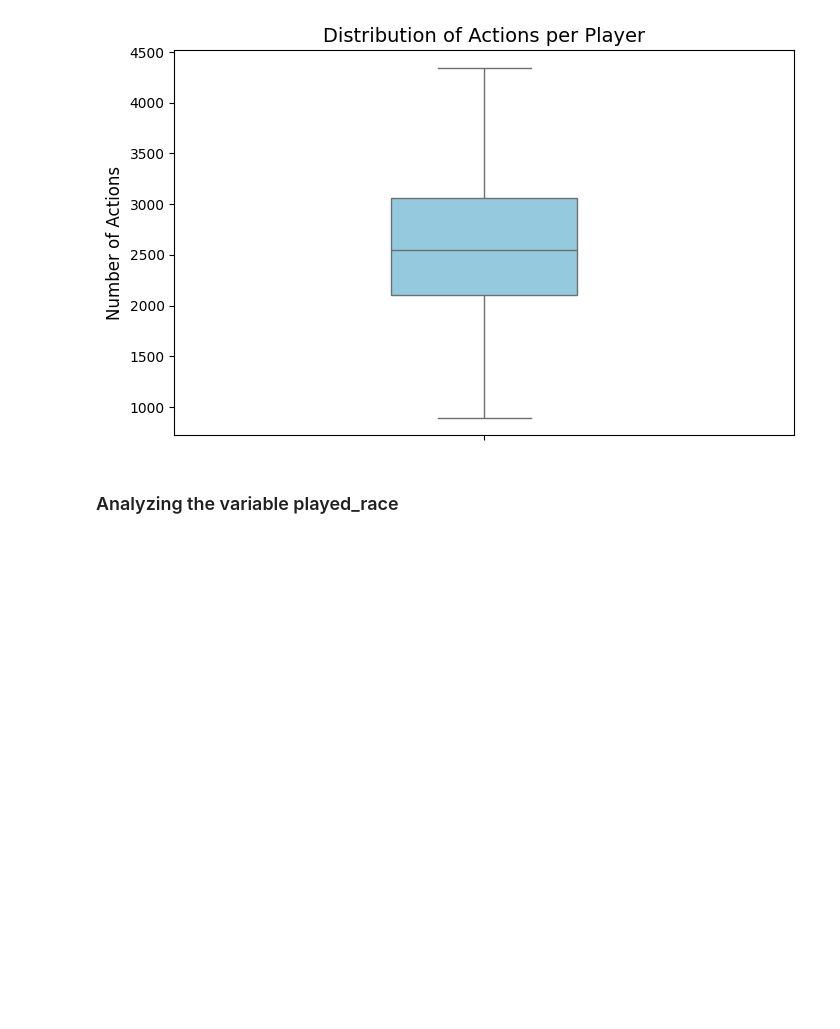
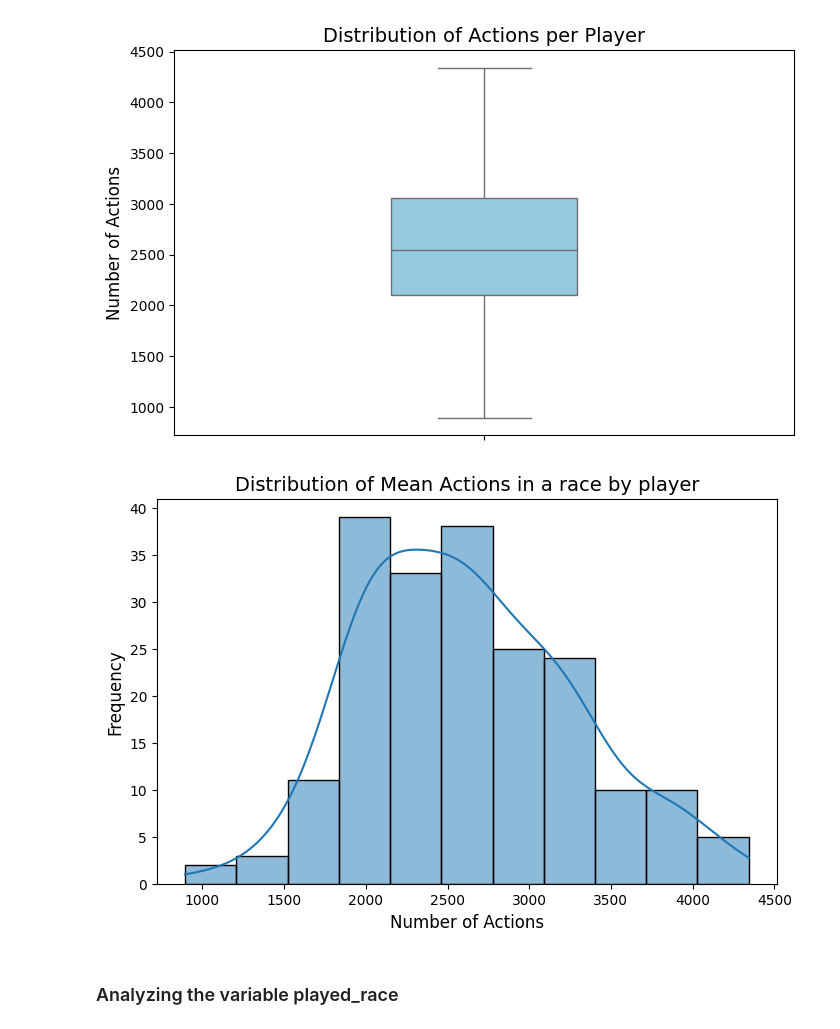
Before and after one commit to sofialtman/OT02---Data-Mining, a Jupyter notebook: data_expl_julia.ipynb, the cells around one changed output. Drawn from its saved outputs; the diff is of its cells as text; code cells hidden in the pictures; blank space fills up the shorter version.

```diff
--- a/data_expl_julia.ipynb
+++ b/data_expl_julia.ipynb
@@ -241,6 +247,16 @@ plt.ylabel("Number of Actions", fontsize=12)
 plt.show()
 # %% [output]
 [figure]
+# %%
+# Plot histogram of actions per race
+plt.figure(figsize=(8, 5))
+sns.histplot(data=player_action_counts.values, kde=True, palette="viridis", multiple="stack")
+plt.title("Distribution of Mean Actions in a race by player", fontsize=14)
+plt.xlabel("Number of Actions", fontsize=12)
+plt.ylabel("Frequency", fontsize=12)
+plt.show()
+# %% [output]
+[figure, added]
 # %% [markdown]
 ###  Analyzing the variable played_race
 # %%
```
Also changed, not shown: parts of 23 cells of this notebook.
